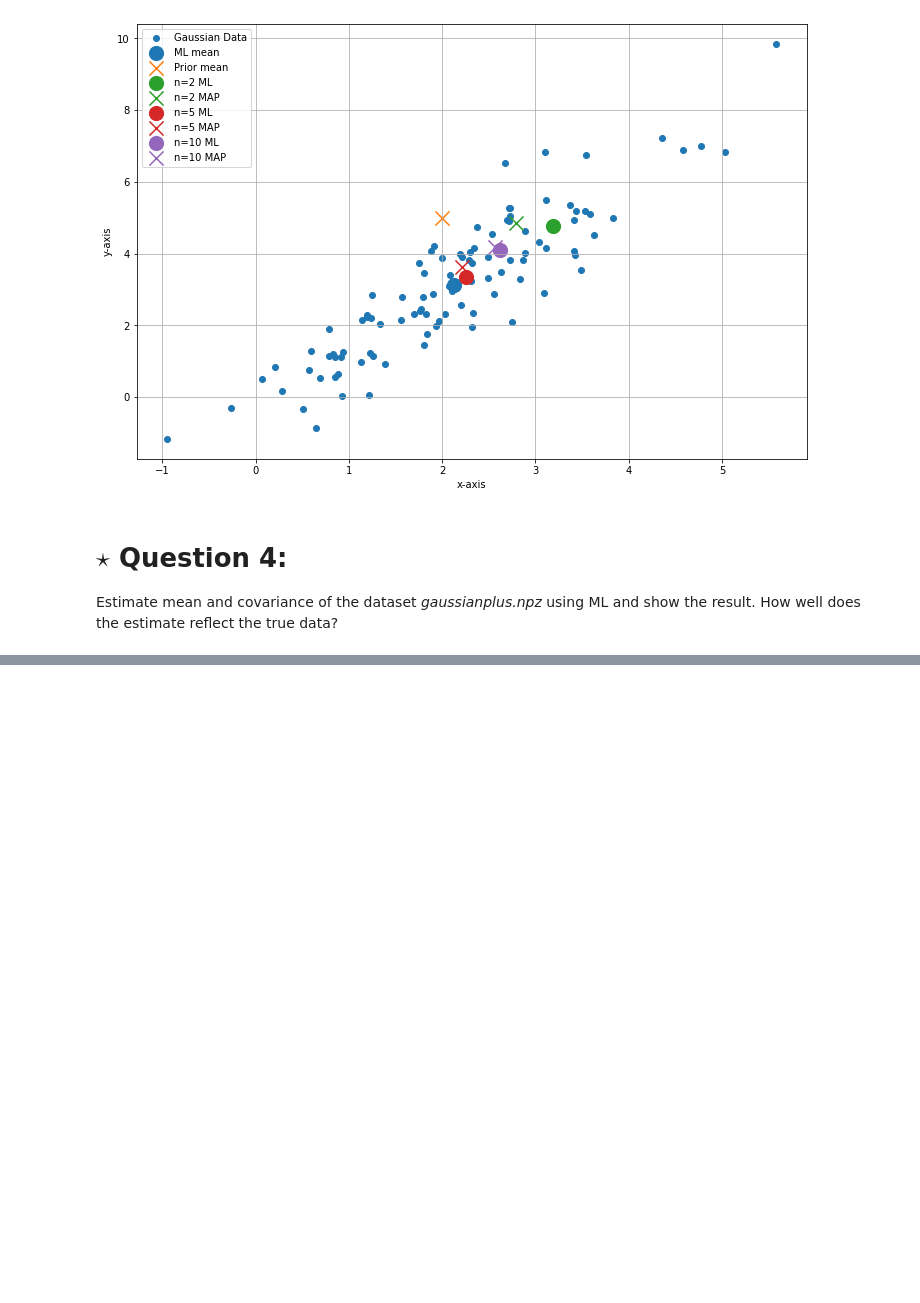
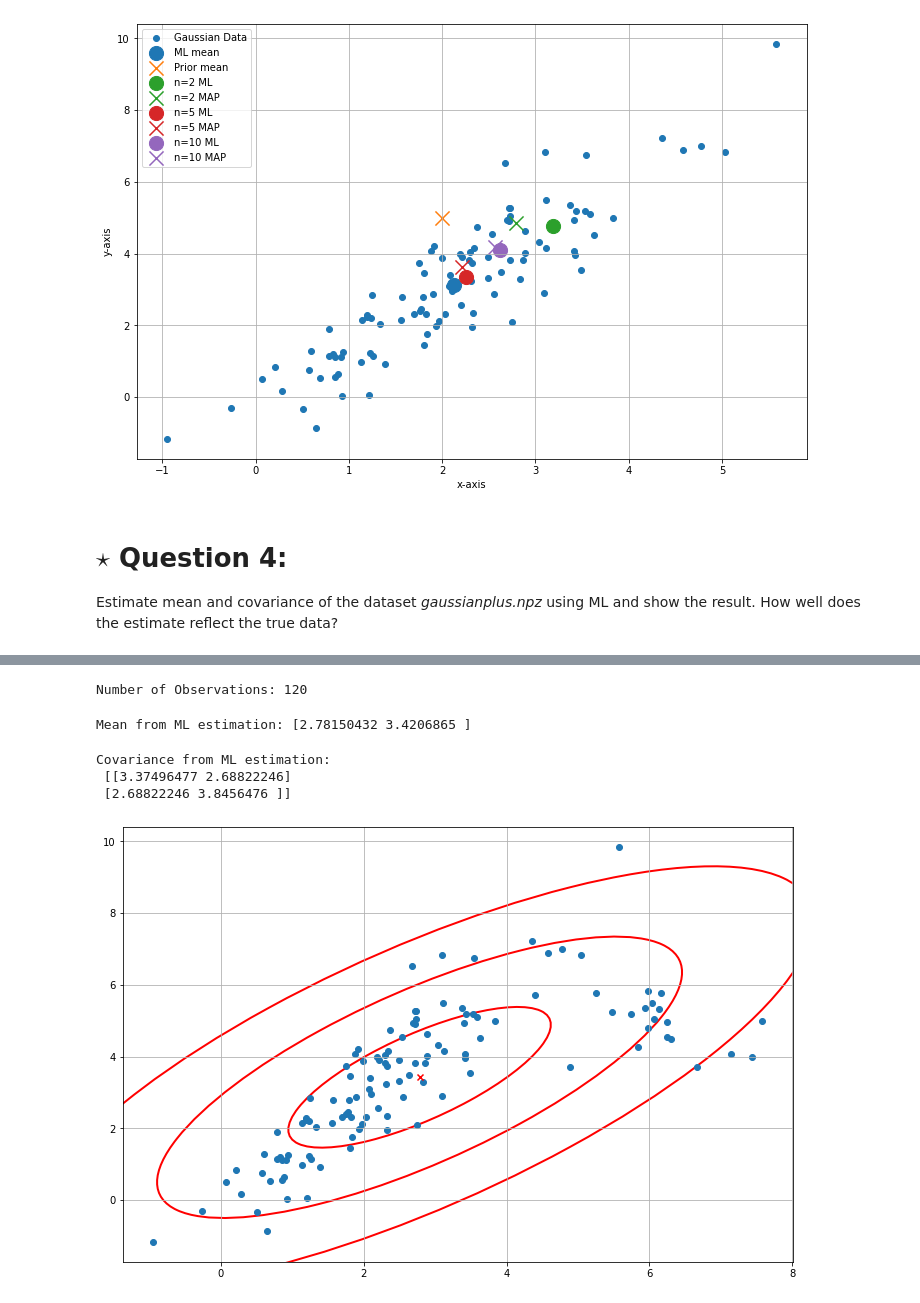
Before and after one commit to tintindas/spr-exercises, a Jupyter notebook: templates/ex2.ipynb, the cells around one changed output, grey strips where cells are left out. Saved outputs shown, nothing was run; the diff lists cells and outputs as text; code cells hidden in the pictures; blank space fills up the shorter version.

```diff
--- a/templates/ex2.ipynb
+++ b/templates/ex2.ipynb
@@ -193,0 +191,33 @@ Error:
+# %%
+gaussianplus = np.load("/Users/tintin/Documents/ALU/ss_2022/statistical_pattern_recognition/spr-exercises/data/gaussianplus.npz")["arr_0"]
+N = gaussianplus.shape[0]
+print(f"Number of Observations: {N}")
+# %% [output]
+Number of Observations: 120
+# %%
+mu_ml = np.sum(gaussianplus, axis=0) / N
+print(f"Mean from ML estimation: {mu_ml}")
+# %% [output]
+Mean from ML estimation: [2.78150432 3.4206865 ]
+# %%
+cov_ml = (1 / N) * np.matmul((gaussianplus - mu_ml).T, (gaussianplus - mu_ml))
+print(f"Covariance from ML estimation: \n {cov_ml}")
+# %% [output]
+Covariance from ML estimation:
+ [[3.37496477 2.68822246]
+ [2.68822246 3.8456476 ]]
+# %%
+eig_w, eig_v = np.linalg.eig(cov_ml)
+
+fig, ax = plt.subplots(figsize=(12,8))
+
+for i in range(3):
+    ell = Ellipse(xy=mu_ml, width=np.sqrt((eig_w[0]))*2*(i+1), height=np.sqrt((eig_w[1]))*2*(i+1), angle=np.rad2deg(np.arccos(eig_v[0, 0])), edgecolor='red', lw=2, facecolor='none')
+    ax.add_artist(ell)
+
+plt.scatter(gaussianplus[:, 0], gaussianplus[:, 1])
+plt.scatter(mu_ml[0], mu_ml[1], c="red", marker="x")
+plt.grid()
+plt.show()
+# %% [output]
+[figure, added]
```
Also changed, not shown: parts of 1 cell of this notebook.
